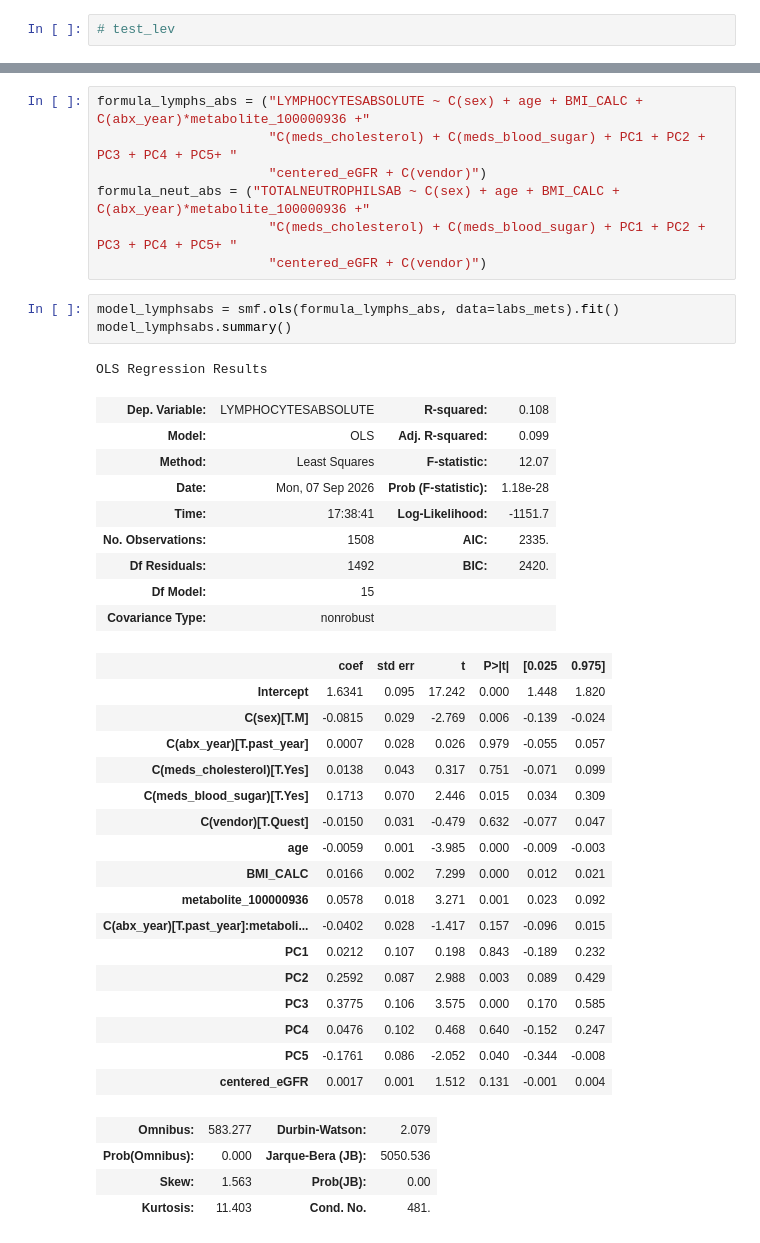
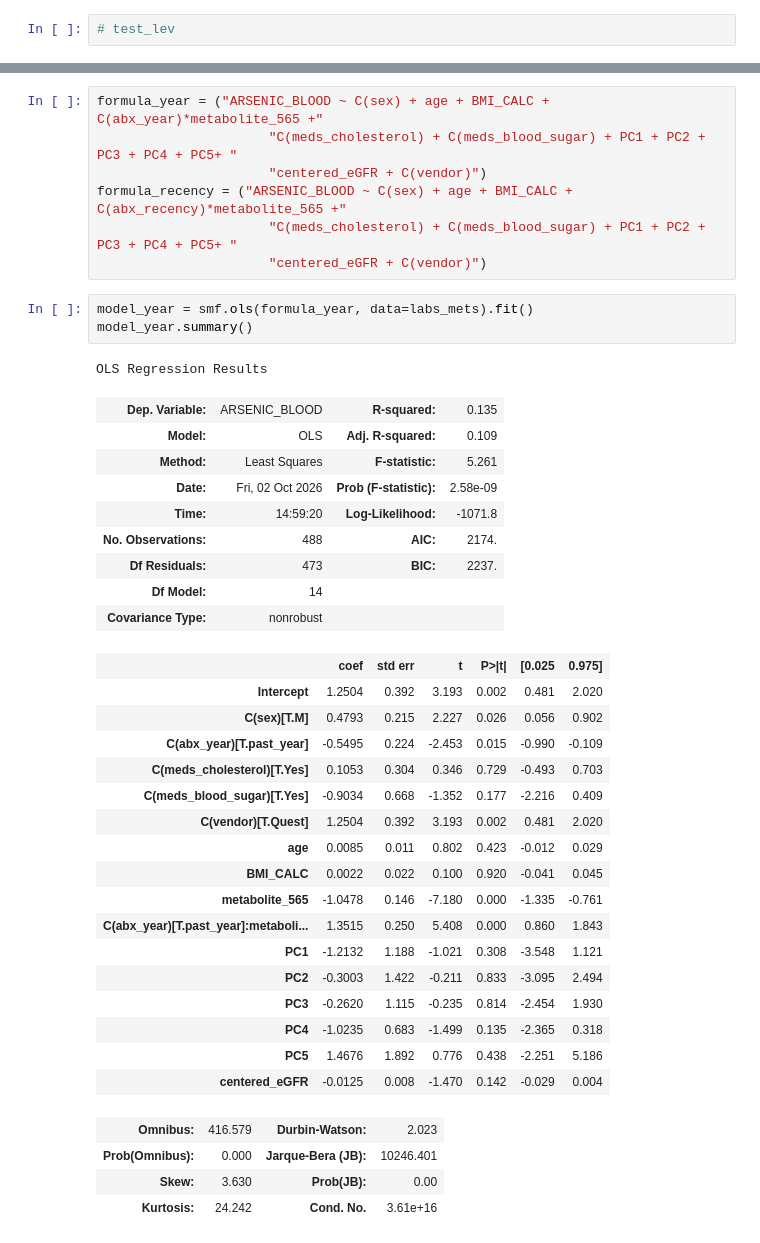
Before and after one commit to Gibbons-Lab/2026_cperez_antibiotic_recency, a Jupyter notebook: 05_chemistries_health/abx_metab_interaction_results.ipynb, the cells around one changed output, grey strips where cells are left out. Saved outputs shown, nothing was run; the diff lists cells and outputs as text.

```diff
--- a/05_chemistries_health/abx_metab_interaction_results.ipynb
+++ b/05_chemistries_health/abx_metab_interaction_results.ipynb
@@ -443,44 +418,44 @@ Length: 1599, dtype: float64
 # %%
-formula_lymphs_abs = ("LYMPHOCYTESABSOLUTE ~ C(sex) + age + BMI_CALC + C(abx_year)*metabolite_100000936 +"
+formula_year = ("ARSENIC_BLOOD ~ C(sex) + age + BMI_CALC + C(abx_year)*metabolite_565 +"
                       "C(meds_cholesterol) + C(meds_blood_sugar) + PC1 + PC2 + PC3 + PC4 + PC5+ "
                       "centered_eGFR + C(vendor)")
-formula_neut_abs = ("TOTALNEUTROPHILSAB ~ C(sex) + age + BMI_CALC + C(abx_year)*metabolite_100000936 +"
+formula_recency = ("ARSENIC_BLOOD ~ C(sex) + age + BMI_CALC + C(abx_recency)*metabolite_565 +"
                       "C(meds_cholesterol) + C(meds_blood_sugar) + PC1 + PC2 + PC3 + PC4 + PC5+ "
                       "centered_eGFR + C(vendor)")
 # %%
-model_lymphsabs = smf.ols(formula_lymphs_abs, data=labs_mets).fit()
-model_lymphsabs.summary()
+model_year = smf.ols(formula_year, data=labs_mets).fit()
+model_year.summary()
 # %% [output]
 OLS Regression Results
-| Dep. Variable: | LYMPHOCYTESABSOLUTE | R-squared: | 0.108 |
-| Model: | OLS | Adj. R-squared: | 0.099 |
-| Method: | Least Squares | F-statistic: | 12.07 |
-| Date: | Mon, 07 Sep 2026 | Prob (F-statistic): | 1.18e-28 |
-| Time: | 17:38:41 | Log-Likelihood: | -1151.7 |
-| No. Observations: | 1508 | AIC: | 2335. |
-| Df Residuals: | 1492 | BIC: | 2420. |
-| Df Model: | 15 |  |  |
+| Dep. Variable: | ARSENIC_BLOOD | R-squared: | 0.135 |
+| Model: | OLS | Adj. R-squared: | 0.109 |
+| Method: | Least Squares | F-statistic: | 5.261 |
+| Date: | Fri, 02 Oct 2026 | Prob (F-statistic): | 2.58e-09 |
+| Time: | 14:59:20 | Log-Likelihood: | -1071.8 |
+| No. Observations: | 488 | AIC: | 2174. |
+| Df Residuals: | 473 | BIC: | 2237. |
+| Df Model: | 14 |  |  |
 | Covariance Type: | nonrobust |  |  |
 |  | coef | std err | t | P>|t| | [0.025 | 0.975] |
-| Intercept | 1.6341 | 0.095 | 17.242 | 0.000 | 1.448 | 1.820 |
-| C(sex)[T.M] | -0.0815 | 0.029 | -2.769 | 0.006 | -0.139 | -0.024 |
-| C(abx_year)[T.past_year] | 0.0007 | 0.028 | 0.026 | 0.979 | -0.055 | 0.057 |
-| C(meds_cholesterol)[T.Yes] | 0.0138 | 0.043 | 0.317 | 0.751 | -0.071 | 0.099 |
-| C(meds_blood_sugar)[T.Yes] | 0.1713 | 0.070 | 2.446 | 0.015 | 0.034 | 0.309 |
-| C(vendor)[T.Quest] | -0.0150 | 0.031 | -0.479 | 0.632 | -0.077 | 0.047 |
-| age | -0.0059 | 0.001 | -3.985 | 0.000 | -0.009 | -0.003 |
-| BMI_CALC | 0.0166 | 0.002 | 7.299 | 0.000 | 0.012 | 0.021 |
-| metabolite_100000936 | 0.0578 | 0.018 | 3.271 | 0.001 | 0.023 | 0.092 |
-| C(abx_year)[T.past_year]:metaboli... | -0.0402 | 0.028 | -1.417 | 0.157 | -0.096 | 0.015 |
-| PC1 | 0.0212 | 0.107 | 0.198 | 0.843 | -0.189 | 0.232 |
-| PC2 | 0.2592 | 0.087 | 2.988 | 0.003 | 0.089 | 0.429 |
-| PC3 | 0.3775 | 0.106 | 3.575 | 0.000 | 0.170 | 0.585 |
-| PC4 | 0.0476 | 0.102 | 0.468 | 0.640 | -0.152 | 0.247 |
-| PC5 | -0.1761 | 0.086 | -2.052 | 0.040 | -0.344 | -0.008 |
-| centered_eGFR | 0.0017 | 0.001 | 1.512 | 0.131 | -0.001 | 0.004 |
+| Intercept | 1.2504 | 0.392 | 3.193 | 0.002 | 0.481 | 2.020 |
+| C(sex)[T.M] | 0.4793 | 0.215 | 2.227 | 0.026 | 0.056 | 0.902 |
+| C(abx_year)[T.past_year] | -0.5495 | 0.224 | -2.453 | 0.015 | -0.990 | -0.109 |
+| C(meds_cholesterol)[T.Yes] | 0.1053 | 0.304 | 0.346 | 0.729 | -0.493 | 0.703 |
+| C(meds_blood_sugar)[T.Yes] | -0.9034 | 0.668 | -1.352 | 0.177 | -2.216 | 0.409 |
+| C(vendor)[T.Quest] | 1.2504 | 0.392 | 3.193 | 0.002 | 0.481 | 2.020 |
+| age | 0.0085 | 0.011 | 0.802 | 0.423 | -0.012 | 0.029 |
+| BMI_CALC | 0.0022 | 0.022 | 0.100 | 0.920 | -0.041 | 0.045 |
+| metabolite_565 | -1.0478 | 0.146 | -7.180 | 0.000 | -1.335 | -0.761 |
+| C(abx_year)[T.past_year]:metaboli... | 1.3515 | 0.250 | 5.408 | 0.000 | 0.860 | 1.843 |
+| PC1 | -1.2132 | 1.188 | -1.021 | 0.308 | -3.548 | 1.121 |
+| PC2 | -0.3003 | 1.422 | -0.211 | 0.833 | -3.095 | 2.494 |
+| PC3 | -0.2620 | 1.115 | -0.235 | 0.814 | -2.454 | 1.930 |
+| PC4 | -1.0235 | 0.683 | -1.499 | 0.135 | -2.365 | 0.318 |
+| PC5 | 1.4676 | 1.892 | 0.776 | 0.438 | -2.251 | 5.186 |
+| centered_eGFR | -0.0125 | 0.008 | -1.470 | 0.142 | -0.029 | 0.004 |
-| Omnibus: | 583.277 | Durbin-Watson: | 2.079 |
-| Prob(Omnibus): | 0.000 | Jarque-Bera (JB): | 5050.536 |
-| Skew: | 1.563 | Prob(JB): | 0.00 |
-| Kurtosis: | 11.403 | Cond. No. | 481. |
+| Omnibus: | 416.579 | Durbin-Watson: | 2.023 |
+| Prob(Omnibus): | 0.000 | Jarque-Bera (JB): | 10246.401 |
+| Skew: | 3.630 | Prob(JB): | 0.00 |
+| Kurtosis: | 24.242 | Cond. No. | 3.61e+16 |
 Notes:
 [1] Standard Errors assume that the covariance matrix of the errors is correctly specified.
```
Also changed, not shown: parts of 19 cells of this notebook, 23 other files.
